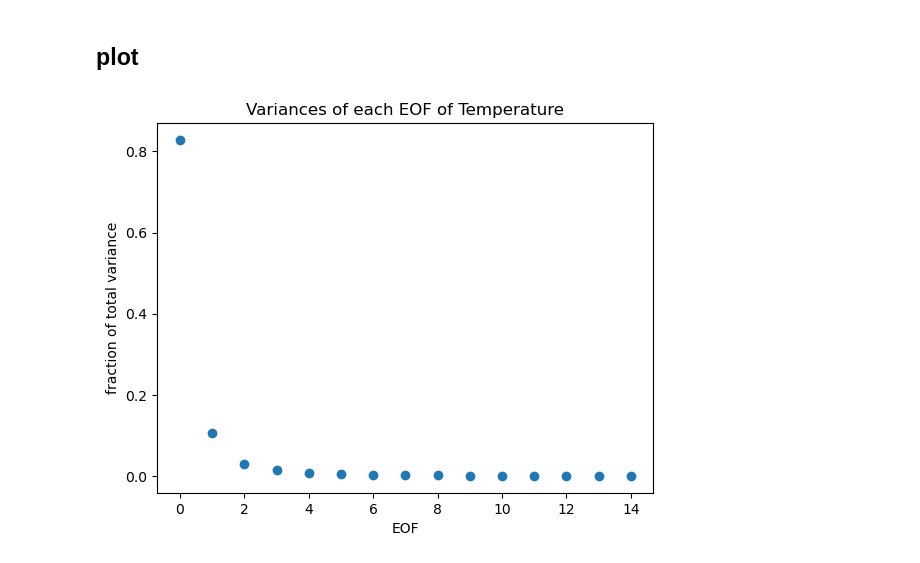
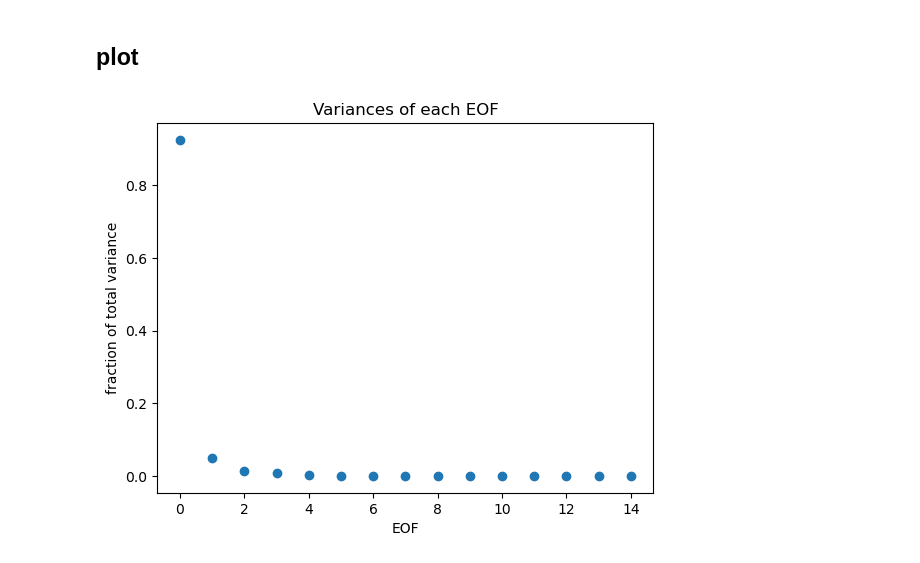
Before and after one commit to kalkulator413/argo_nn, a Jupyter notebook: eofs/plots.ipynb, the cells around one changed output. Cells and saved outputs as stored; diff of their text form; code cells hidden in the pictures.

```diff
--- a/eofs/plots.ipynb
+++ b/eofs/plots.ipynb
@@ -25 +18,12 @@ s_var = np.array(s_var)
+# %%
+import pickle
+
+with open('u.pkl', 'rb') as f:
+    U = pickle.load(f)
+
+with open('amp.pkl', 'rb') as f:
+    amp = pickle.load(f)
+
+with open('var.pkl', 'rb') as f:
+    var = pickle.load(f)
 # %%
@@ -77,9 +53,9 @@ for i, num in enumerate(s_var[:15]):
 # %% [markdown]
 ## plot
 # %%
-plt.scatter(x=np.arange(15), y=t_var[:15] / sum(t_var));
+plt.scatter(x=np.arange(15), y=var[:15] / sum(var));
 plt.ylabel('fraction of total variance')
 plt.xlabel('EOF')
-plt.title('Variances of each EOF of Temperature');
+plt.title('Variances of each EOF');
 # %% [output]
-[figure, old version]
+[figure, new version]
```
Also changed, not shown: parts of 11 cells of this notebook, 11 other files.
